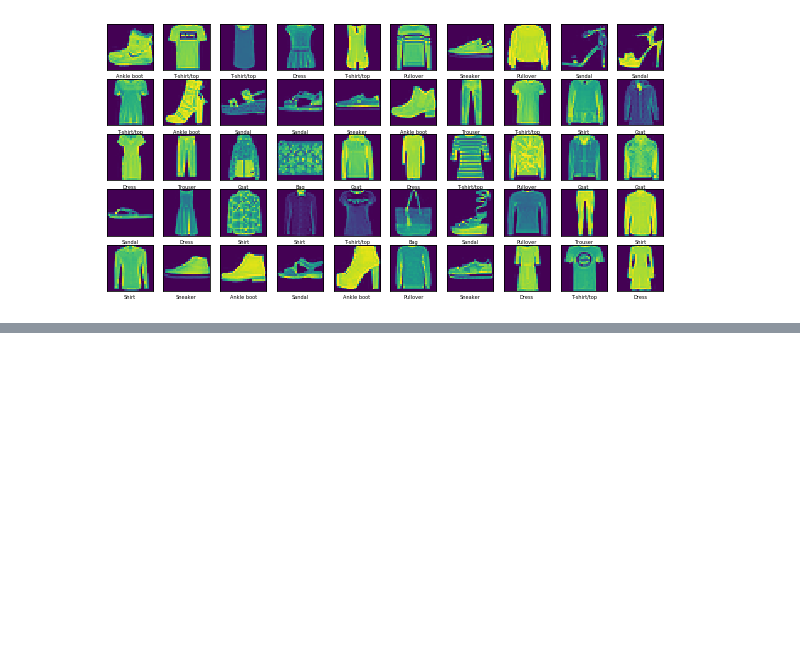
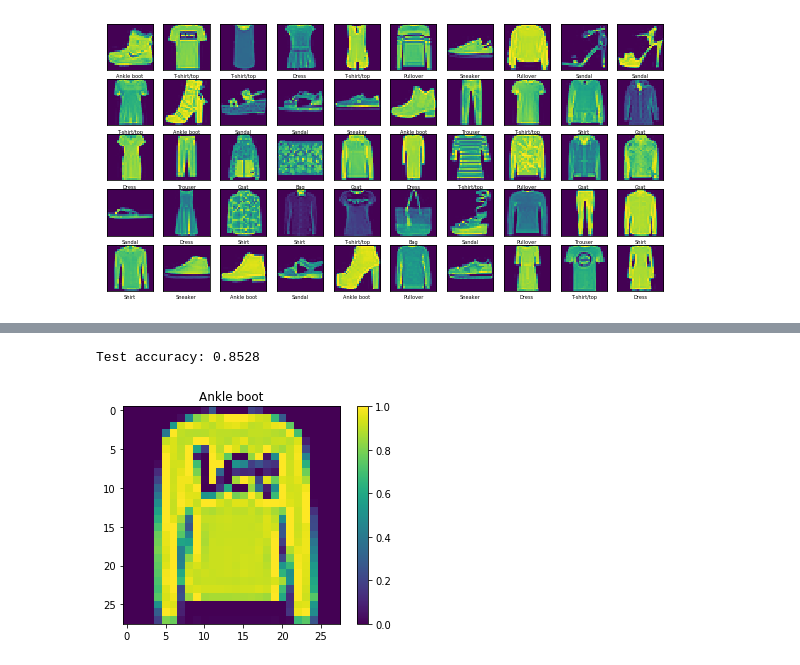
Before and after one commit to waves025/machine_learning, a Jupyter notebook: deeplearning.ipynb, the cells around one changed output, grey strips where cells are left out. Drawn from its saved outputs; the diff is of its cells as text; code cells hidden in the pictures; blank space fills up the shorter version.

```diff
--- a/deeplearning.ipynb
+++ b/deeplearning.ipynb
@@ -122,10 +89,3 @@ Total params: 203,530
 Trainable params: 203,530
 Non-trainable params: 0
 _________________________________________________________________
-# %%
-model = keras.Sequential([
-    keras.layers.Flatten(input_shape=(28, 28)),
-    keras.layers.Dense(256, activation='relu'),
-    keras.layers.Dense(5, activation='softmax')
-])
-model.compile(optimizer='adam', loss=tf.keras.losses.SparseCategoricalCrossentropy(from_logits=True), metrics=['accuracy'])
@@ -148,0 +92,3 @@ _________________________________________________________________
+# %%
+# Begin the training now...
+model.fit(train_images, train_labels, epochs=10, validation_split=0.2)
@@ -148,0 +114,17 @@ _________________________________________________________________
+# %%
+# Check the performs of the model on the unknown records...
+test_loss, test_acc = model.evaluate(test_images, test_labels, verbose=0)
+print('Test accuracy:', test_acc)
+# %% [output]
+Test accuracy: 0.8528
+# %%
+# How to perform prediction on single image & used inside package for inferences...
+predictions = model.predict(test_images[0:1])
+plt.figure()
+plt.imshow(test_images[1])
+plt.title(class_names[np.argmax(predictions)])
+plt.colorbar()
+plt.grid(False)
+plt.show()
+# %% [output]
+[figure, added]
```
Also changed, not shown: parts of 6 cells of this notebook.
